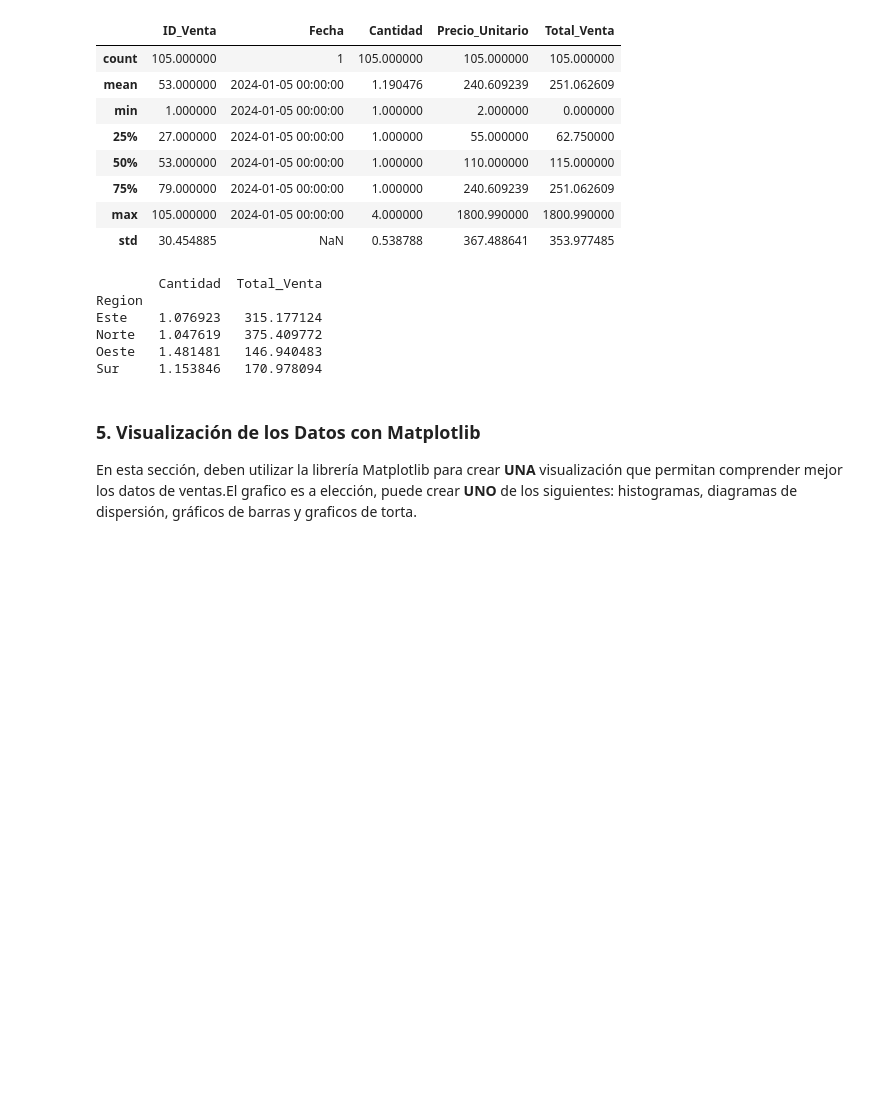
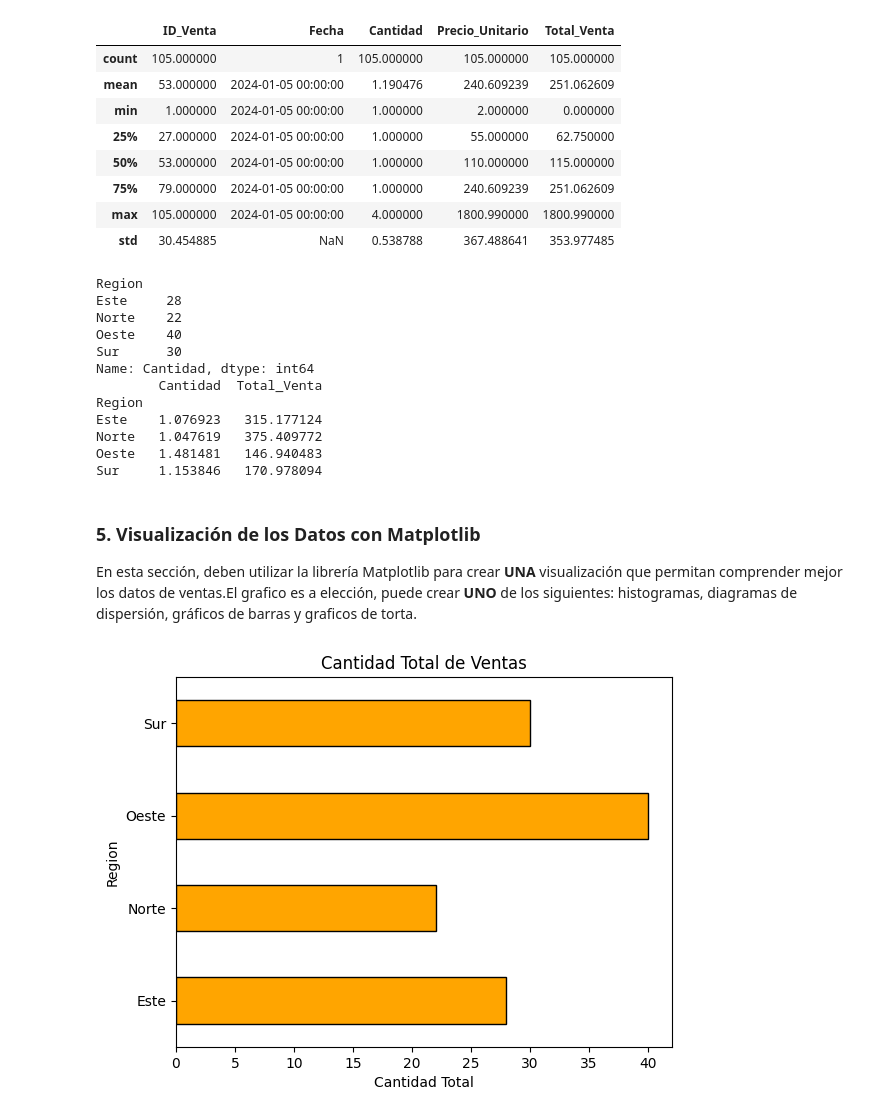
Before and after one commit to MatiasOrrego/parcial1_tlp3_Matias_Orrego, a Jupyter notebook: main.ipynb, the cells around one changed output. Cells and saved outputs as stored; diff of their text form; code cells hidden in the pictures; blank space fills up the shorter version.

```diff
--- a/main.ipynb
+++ b/main.ipynb
@@ -206,8 +206,17 @@ df.describe()
 #Calcular estadisticas especificas
 Calculo_especifico = df.groupby(["Region"])[["Cantidad", "Total_Venta"]].mean()
 
+ventas_region = df.groupby("Region")["Cantidad"].sum()
+
+print(ventas_region)
 print(Calculo_especifico)
 # %% [output]
+Region
+Este     28
+Norte    22
+Oeste    40
+Sur      30
+Name: Cantidad, dtype: int64
         Cantidad  Total_Venta
 Region
 Este    1.076923   315.177124
@@ -218,3 +227,11 @@ Sur     1.153846   170.978094
 ### 5. Visualización de los Datos con Matplotlib
 
 En esta sección, deben utilizar la librería Matplotlib para crear **UNA** visualización que permitan comprender mejor los datos de ventas.El grafico es a elección, puede crear **UNO** de los siguientes: histogramas, diagramas de dispersión, gráficos de barras y graficos de torta.
+# %%
+ventas_region.plot(kind='barh', color="orange", edgecolor = "black")
+plt.title("Cantidad Total de Ventas")
+plt.ylabel("Region")
+plt.xlabel("Cantidad Total")
+plt.show()
+# %% [output]
+[figure, added]
```
Also changed, not shown: parts of 1 cell of this notebook.
